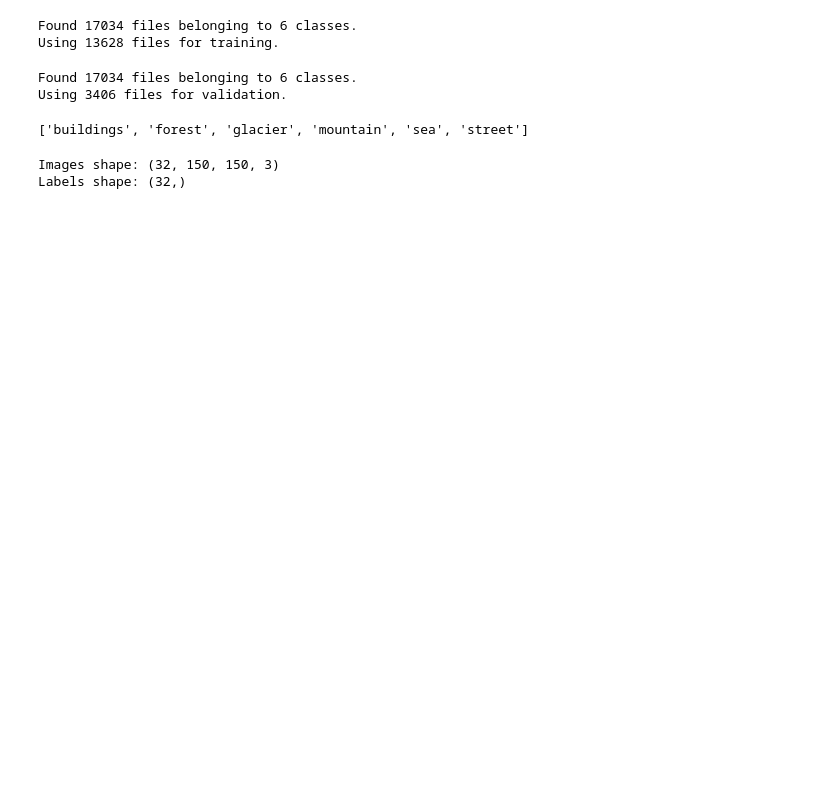
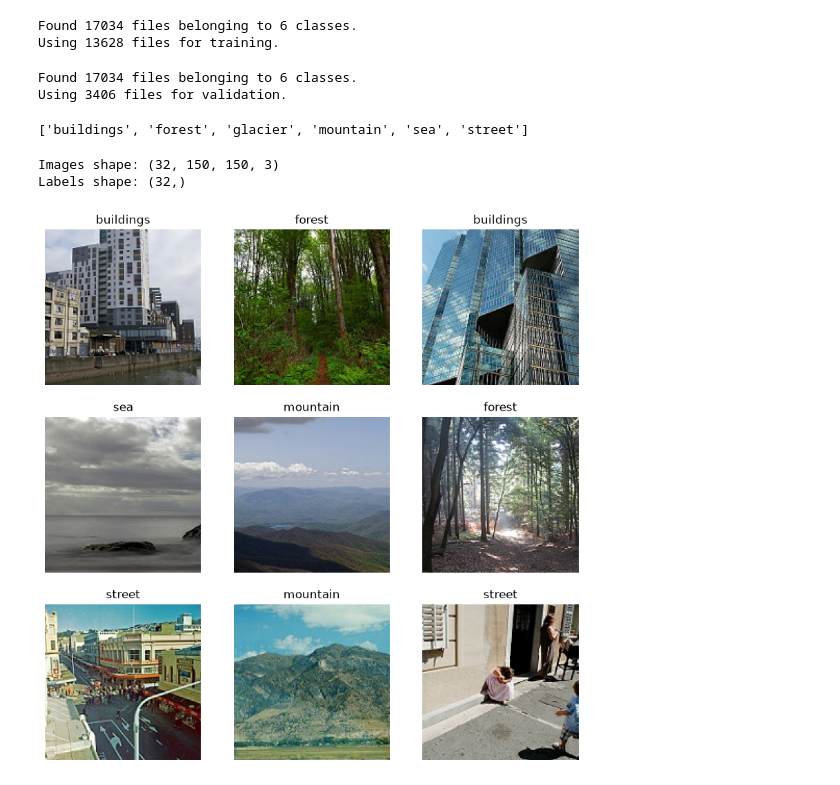
Before and after one commit to zakaryahari/intel-image-classification-cnn, a Jupyter notebook: notebooks/D2_Preprocessing.ipynb, the cells around one changed output. Cells and saved outputs as stored; diff of their text form; code cells hidden in the pictures; blank space fills up the shorter version.

Commit message:
Display some training images

```diff
--- a/notebooks/D2_Preprocessing.ipynb
+++ b/notebooks/D2_Preprocessing.ipynb
@@ -72,3 +72,35 @@ for images, labels in train_ds.take(1):
 # %% [output]
 Images shape: (32, 150, 150, 3)
 Labels shape: (32,)
+# %%
+plt.figure(
+    figsize=(10, 10)
+)
+
+for images, labels in train_ds.take(1):
+
+    for i in range(9):
+
+        plt.subplot(
+            3,
+            3,
+            i + 1
+        )
+
+        plt.imshow(
+            images[i].numpy().astype("uint8")
+        )
+
+        plt.title(
+            class_names[
+                labels[i]
+            ]
+        )
+
+        plt.axis(
+            "off"
+        )
+
+plt.show()
+# %% [output]
+[figure, added]
```
